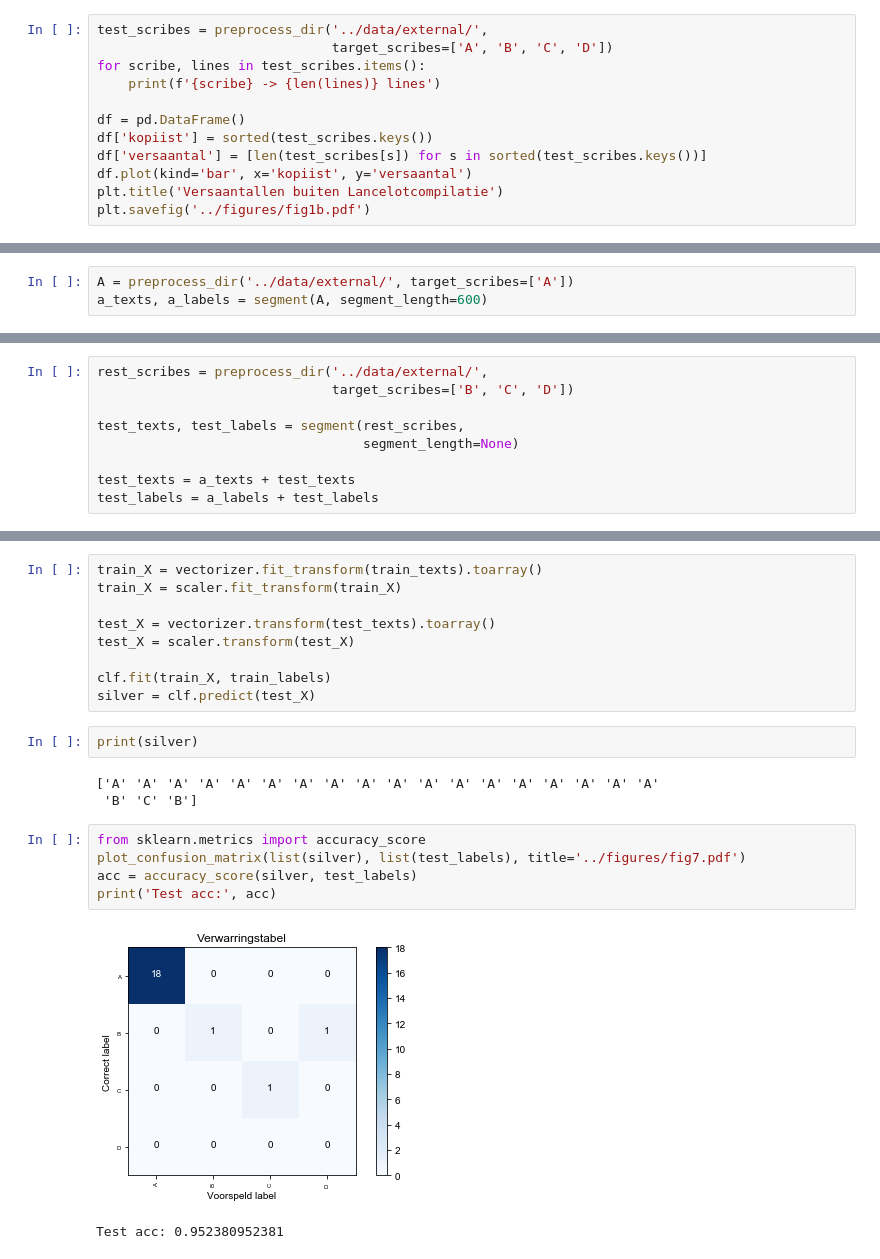
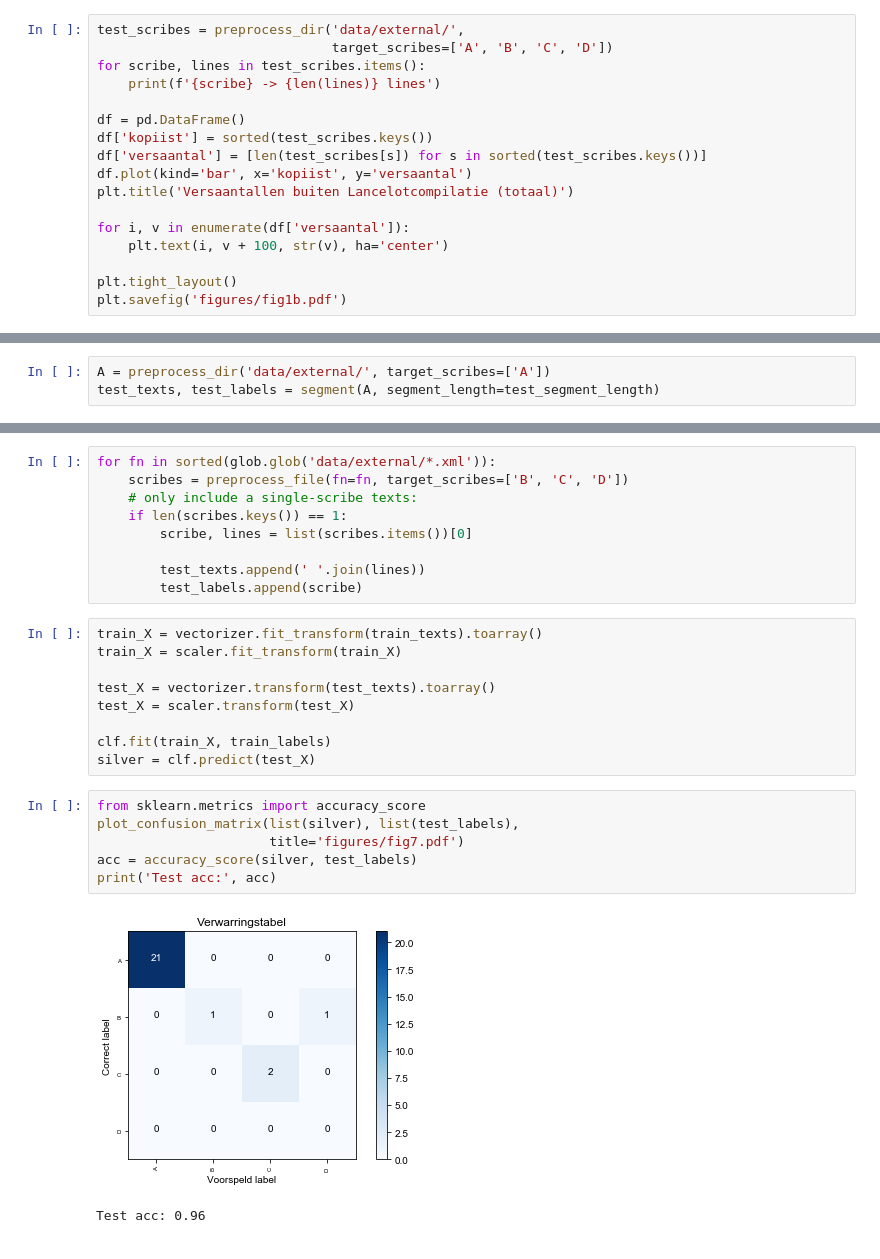
Before and after one commit to mikekestemont/spl2018scribes, a Jupyter notebook: lancelot.ipynb, the cells around one changed output, grey strips where cells are left out. Cells and saved outputs as stored; diff of their text form.

```diff
--- a/lancelot.ipynb
+++ b/lancelot.ipynb
@@ -562,5 +551,5 @@ E -> 4264 lines
 # %%
-test_scribes = preprocess_dir('../data/external/',
+test_scribes = preprocess_dir('data/external/',
                               target_scribes=['A', 'B', 'C', 'D'])
 for scribe, lines in test_scribes.items():
     print(f'{scribe} -> {len(lines)} lines')
@@ -569,6 +558,11 @@ df = pd.DataFrame()
 df['kopiist'] = sorted(test_scribes.keys())
 df['versaantal'] = [len(test_scribes[s]) for s in sorted(test_scribes.keys())]
 df.plot(kind='bar', x='kopiist', y='versaantal')
-plt.title('Versaantallen buiten Lancelotcompilatie')
-plt.savefig('../figures/fig1b.pdf')
+plt.title('Versaantallen buiten Lancelotcompilatie (totaal)')
+
+for i, v in enumerate(df['versaantal']):
+    plt.text(i, v + 100, str(v), ha='center')
+
+plt.tight_layout()
+plt.savefig('figures/fig1b.pdf')
 # %% [output]
@@ -587,4 +583,4 @@ B -> 396 lines
 # %%
-A = preprocess_dir('../data/external/', target_scribes=['A'])
-a_texts, a_labels = segment(A, segment_length=600)
+A = preprocess_dir('data/external/', target_scribes=['A'])
+test_texts, test_labels = segment(A, segment_length=test_segment_length)
 # %% [output]
@@ -598,9 +593,0 @@ a_texts, a_labels = segment(A, segment_length=600)
-# %%
-rest_scribes = preprocess_dir('../data/external/',
-                              target_scribes=['B', 'C', 'D'])
-
-test_texts, test_labels = segment(rest_scribes,
-                                  segment_length=None)
-
-test_texts = a_texts + test_texts
-test_labels = a_labels + test_labels
@@ -615,3 +596,12 @@ test_labels = a_labels + test_labels
+# %%
+for fn in sorted(glob.glob('data/external/*.xml')):
+    scribes = preprocess_file(fn=fn, target_scribes=['B', 'C', 'D'])
+    # only include a single-scribe texts:
+    if len(scribes.keys()) == 1:
+        scribe, lines = list(scribes.items())[0]
+
+        test_texts.append(' '.join(lines))
+        test_labels.append(scribe)
 # %%
 train_X = vectorizer.fit_transform(train_texts).toarray()
 train_X = scaler.fit_transform(train_X)
@@ -621,16 +611,12 @@ test_X = scaler.transform(test_X)
 
 clf.fit(train_X, train_labels)
 silver = clf.predict(test_X)
-# %%
-print(silver)
-# %% [output]
-['A' 'A' 'A' 'A' 'A' 'A' 'A' 'A' 'A' 'A' 'A' 'A' 'A' 'A' 'A' 'A' 'A' 'A'
- 'B' 'C' 'B']
 # %%
 from sklearn.metrics import accuracy_score
-plot_confusion_matrix(list(silver), list(test_labels), title='../figures/fig7.pdf')
+plot_confusion_matrix(list(silver), list(test_labels),
+                      title='figures/fig7.pdf')
 acc = accuracy_score(silver, test_labels)
 print('Test acc:', acc)
 # %% [output]
-[figure, old version]
+[figure, new version]
-Test acc: 0.952380952381
+Test acc: 0.96
```
Also changed, not shown: parts of 23 cells of this notebook.
